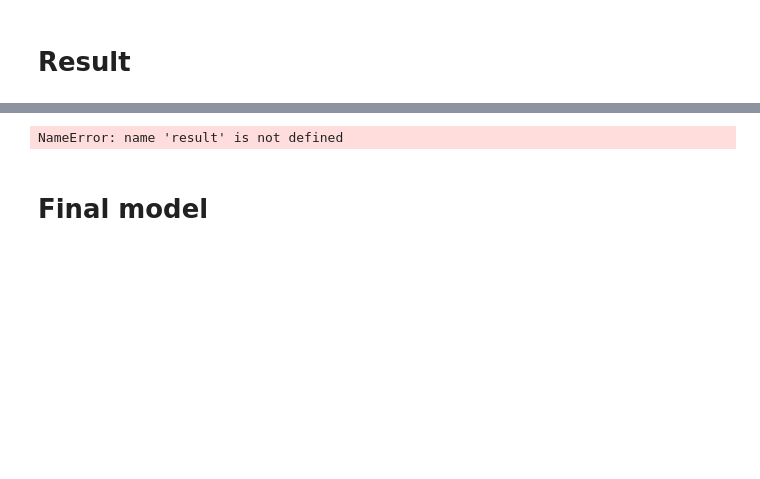
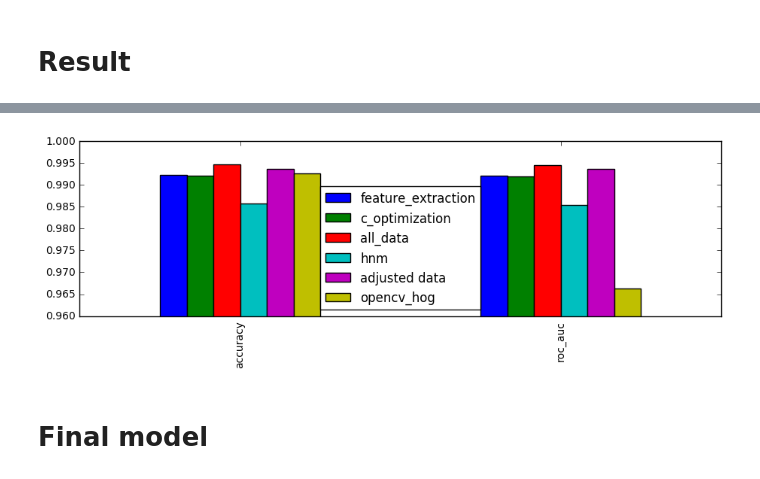
Before and after one commit to pkern90/vehicle-tracking, a Jupyter notebook: Notebooks/Model Evaluation.ipynb, the cells around one changed output, grey strips where cells are left out. Drawn from its saved outputs; the diff is of its cells as text; code cells hidden in the pictures; blank space fills up the shorter version.

```diff
--- a/Notebooks/Model Evaluation.ipynb
+++ b/Notebooks/Model Evaluation.ipynb
@@ -172,7 +176,7 @@ NameError: name 'metrics' is not defined
-# %%
-_ = result.T.plot()
-# %% [output]
-NameError: name 'result' is not defined
+# %%
+_ = result.T.plot(kind='bar', figsize=(11, 3), ylim=(0.96, 1.0))
+# %% [output]
+[figure, added]
 # %% [markdown]
 # Final model
 # %% [markdown]
```
Also changed, not shown: parts of 2 cells of this notebook.
